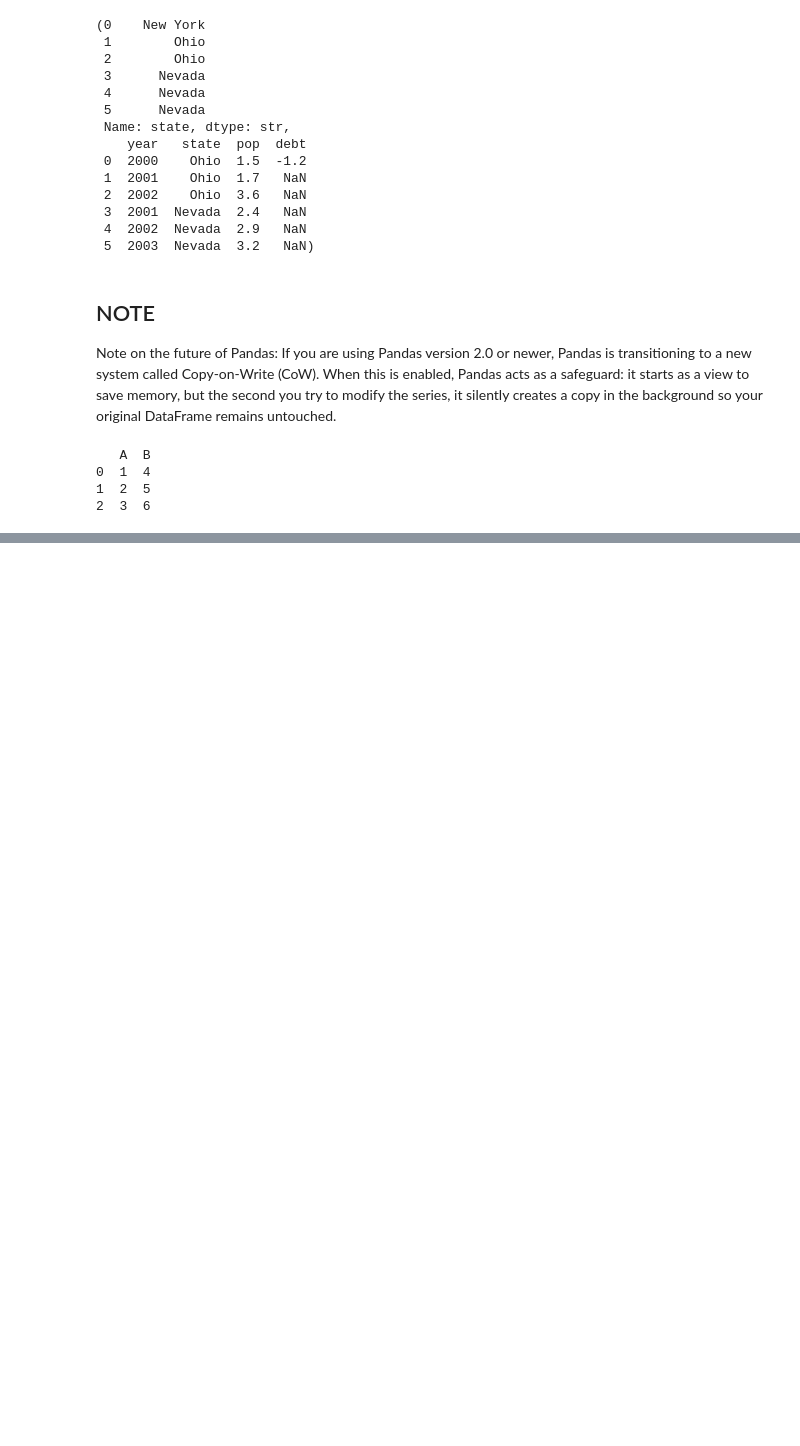
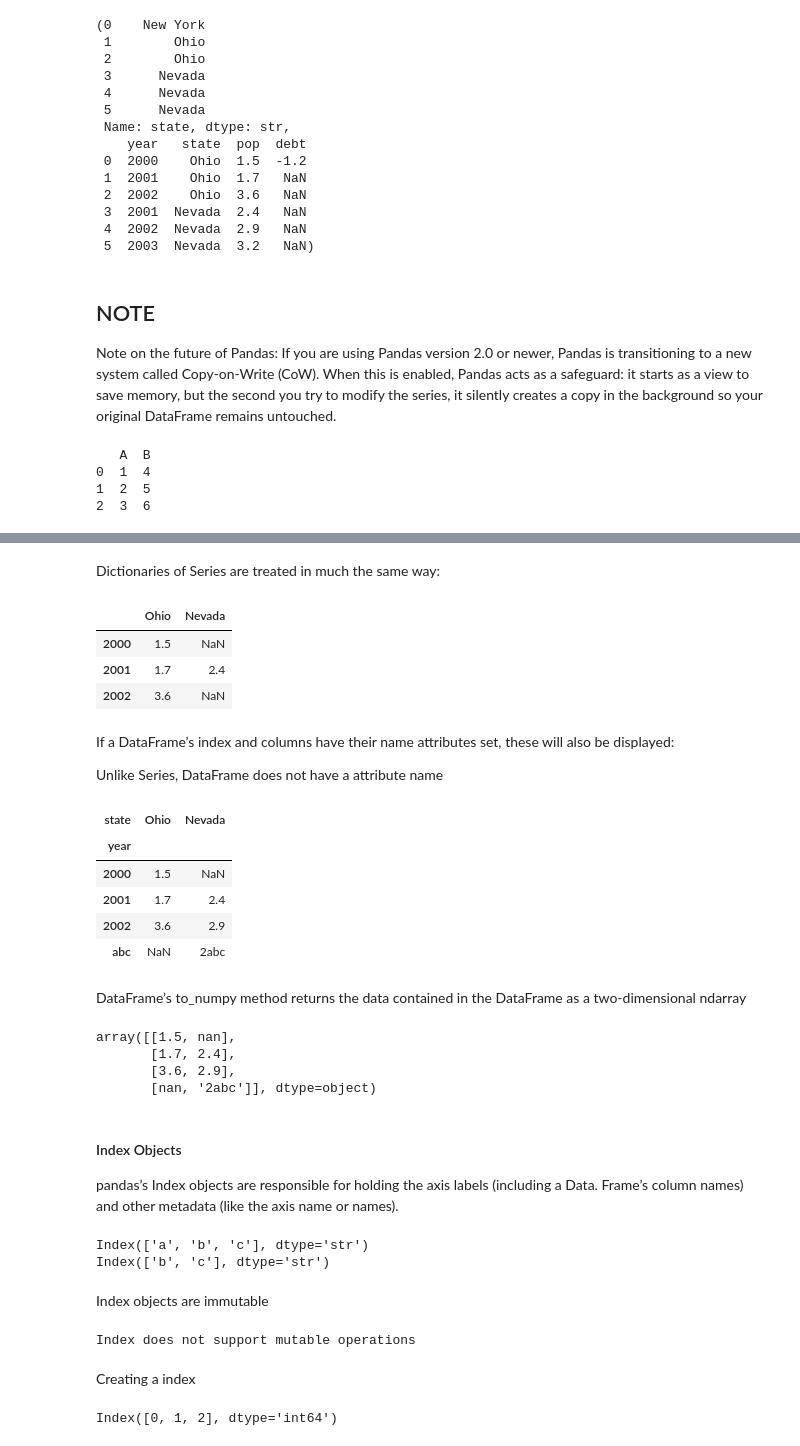
Before and after one commit to navneet-srivastava/python-data-analysis, a Jupyter notebook: pandas_tut.ipynb, the cells around one changed output, grey strips where cells are left out. Cells and saved outputs as stored; diff of their text form; code cells hidden in the pictures; blank space fills up the shorter version.

Commit message:
Expand pandas tutorial with nested dicts, transpose, and Index objects.
Also refresh numpy tutorial notebook outputs.

Co-authored-by: Cursor <cursoragent@cursor.com>

```diff
--- a/pandas_tut.ipynb
+++ b/pandas_tut.ipynb
@@ -487,0 +497,4 @@ my_series = df['A'].copy()
+# %%
+populations = {"Ohio": {2000: 1.5, 2001: 1.7, 2002: 3.6}, "Nevada": {2001: 2.4, 2002: 2.9, "abc" : "2abc"}}
+frame3 = pd.DataFrame(populations)
+frame3
@@ -487,0 +553,44 @@ my_series = df['A'].copy()
+# %% [markdown]
+Dictionaries of Series are treated in much the same way:
+# %%
+pdata = {"Ohio": frame3["Ohio"][:-1], "Nevada": frame3["Nevada"][:2]}
+pd.DataFrame(pdata)
+# %% [output]
+|  | Ohio | Nevada |
+| 2000 | 1.5 | NaN |
+| 2001 | 1.7 | 2.4 |
+| 2002 | 3.6 | NaN |
+# %% [markdown]
+If a DataFrame’s index and columns have their name attributes set, these will also be
+displayed:
+
+Unlike Series, DataFrame does not have a
+attribute
+name
+# %%
+frame3.index.name = "year"
+frame3.columns.name = "state"
+frame3
+# %% [output]
+| state | Ohio | Nevada |
+| year |  |  |
+| 2000 | 1.5 | NaN |
+| 2001 | 1.7 | 2.4 |
+| 2002 | 3.6 | 2.9 |
+| abc | NaN | 2abc |
+# %% [markdown]
+DataFrame’s
+to_numpy
+method returns the data contained in the DataFrame as a two-dimensional ndarray
+# %%
+frame3.to_numpy()
+# %% [output]
+array([[1.5, nan],
+       [1.7, 2.4],
+       [3.6, 2.9],
+       [nan, '2abc']], dtype=object)
+# %% [markdown]
+#### Index Objects
+
+pandas’s Index objects are responsible for holding the axis labels (including a Data.
+Frame’s column names) and other metadata (like the axis name or names).
@@ -487,0 +599,25 @@ my_series = df['A'].copy()
+# %%
+index  = obj.index
+
+print(index)
+
+print(index[1:])
+# %% [output]
+Index(['a', 'b', 'c'], dtype='str')
+Index(['b', 'c'], dtype='str')
+# %% [markdown]
+Index objects are immutable
+# %%
+try:
+    index[1] = "d" # This will raise an error
+except Exception as e:
+    print(e)
+# %% [output]
+Index does not support mutable operations
+# %% [markdown]
+Creating a index
+# %%
+labels = pd.Index(np.arange(3))
+labels
+# %% [output]
+Index([0, 1, 2], dtype='int64')
```
Also changed, not shown: parts of 28 cells of this notebook, 1 other file.
